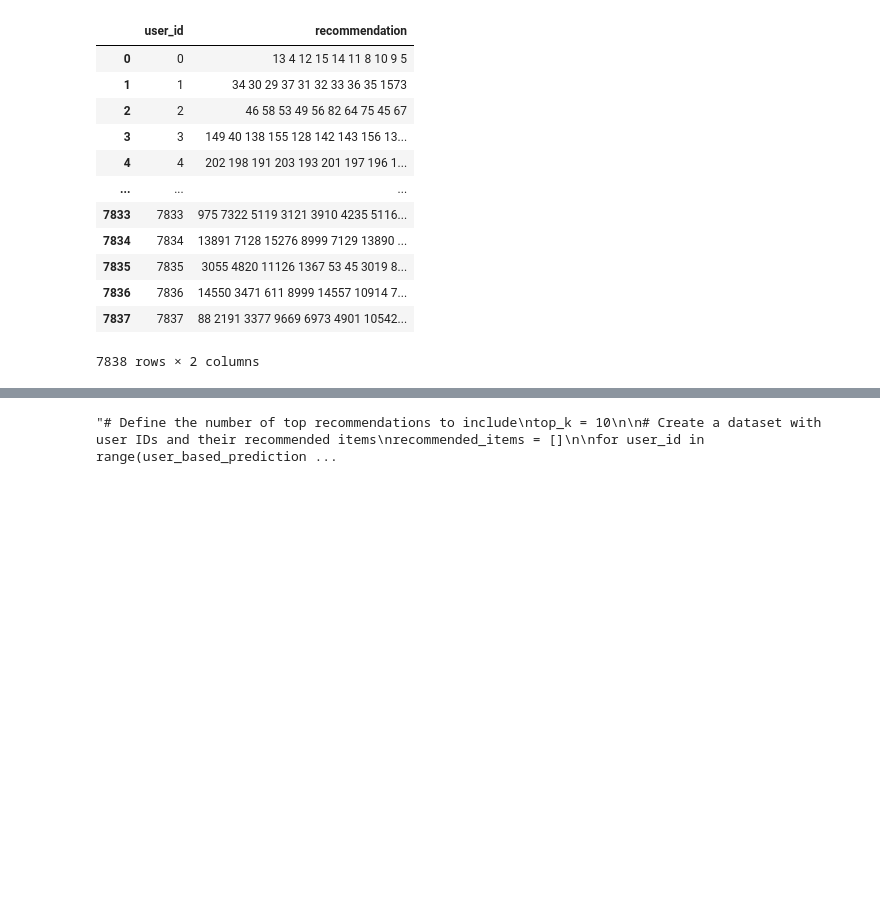
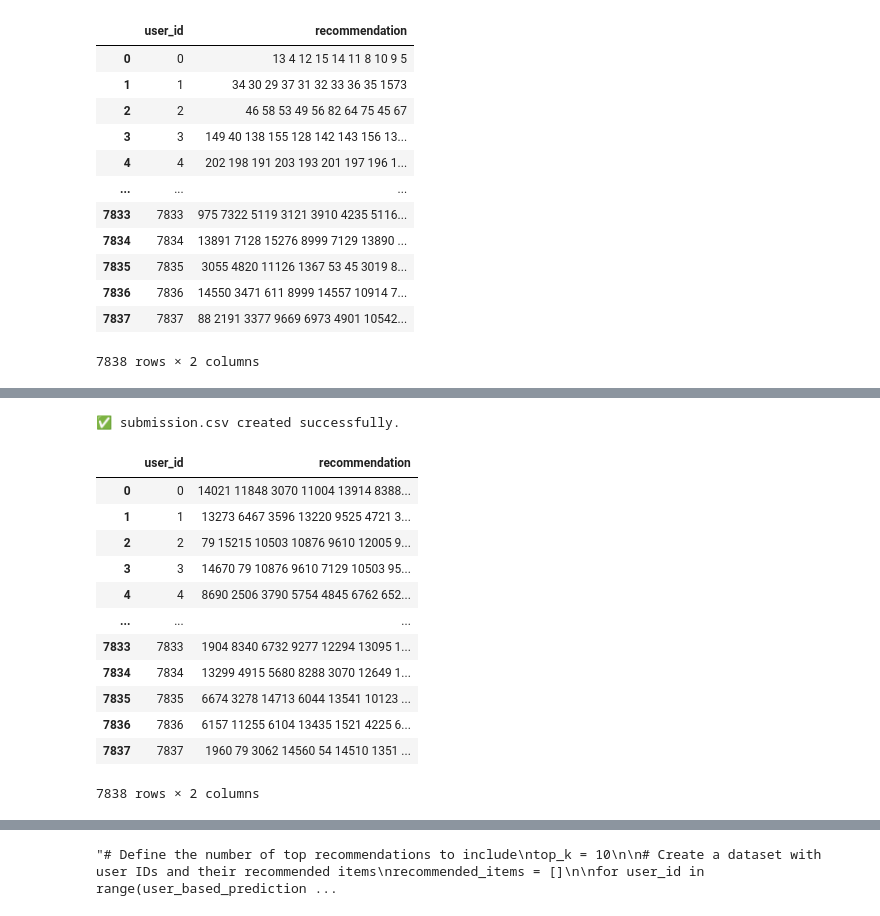
Before and after one commit to fedeamedeo/machine-learning-project, a Jupyter notebook: project 3 version.ipynb, the cells around one changed output, grey strips where cells are left out. Saved outputs shown, nothing was run; the diff lists cells and outputs as text; code cells hidden in the pictures; blank space fills up the shorter version.

```diff
--- a/project 3 version.ipynb
+++ b/project 3 version.ipynb
@@ -773,0 +989,6 @@ submission_df
+# %%
+user_recommendations = build_user_recommendations(train_data, item_embeddings, N=10)
+
+# Example: show recommendations for user 42
+recommended_ids = user_recommendations.get(0, [])
+items.loc[recommended_ids, ['Title', 'Subjects']]
@@ -773,0 +1022,34 @@ submission_df
+# %%
+
+rows = []
+for user_id, item_ids in user_recommendations.items():
+
+    # Format the recommendations as a space-separated string
+    recommendations_str = ' '.join(map(str,user_recommendations.get(user_id, []) ))
+
+    rows.append([user_id, recommendations_str])
+
+# Create a DataFrame for submission
+submission_df = pd.DataFrame(rows, columns=['user_id', 'recommendation'])
+
+# Save to CSV
+submission_df.to_csv("user_reccc.csv", index=False)
+print("✅ submission.csv created successfully.")
+# %% [output]
+✅ submission.csv created successfully.
+# %%
+submission_df
+# %% [output]
+|  | user_id | recommendation |
+| 0 | 0 | 14021 11848 3070 11004 13914 8388... |
+| 1 | 1 | 13273 6467 3596 13220 9525 4721 3... |
+| 2 | 2 | 79 15215 10503 10876 9610 12005 9... |
+| 3 | 3 | 14670 79 10876 9610 7129 10503 95... |
+| 4 | 4 | 8690 2506 3790 5754 4845 6762 652... |
+| ... | ... | ... |
+| 7833 | 7833 | 1904 8340 6732 9277 12294 13095 1... |
+| 7834 | 7834 | 13299 4915 5680 8288 3070 12649 1... |
+| 7835 | 7835 | 6674 3278 14713 6044 13541 10123 ... |
+| 7836 | 7836 | 6157 11255 6104 13435 1521 4225 6... |
+| 7837 | 7837 | 1960 79 3062 14560 54 14510 1351 ... |
+7838 rows × 2 columns
```
Also changed, not shown: parts of 18 cells of this notebook.
